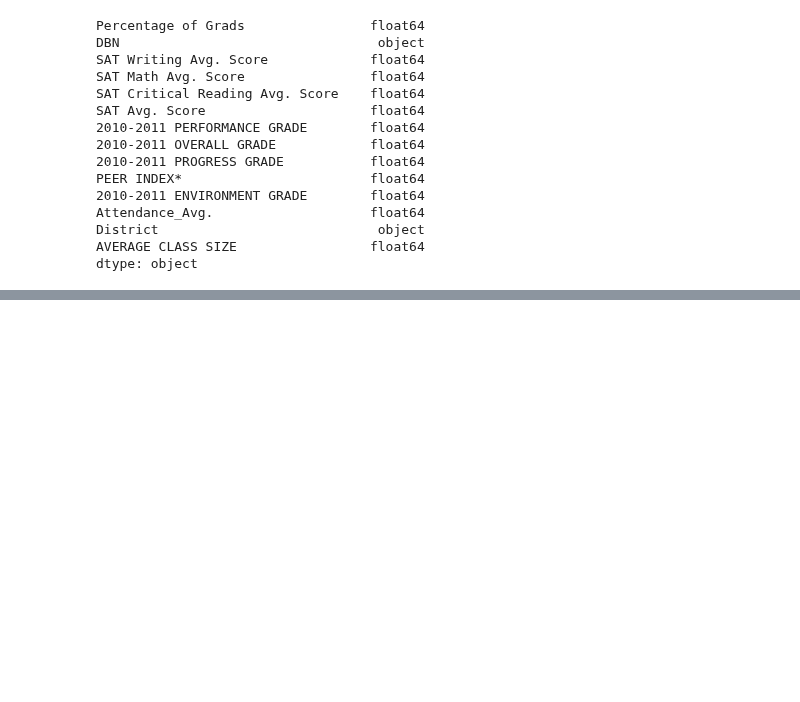
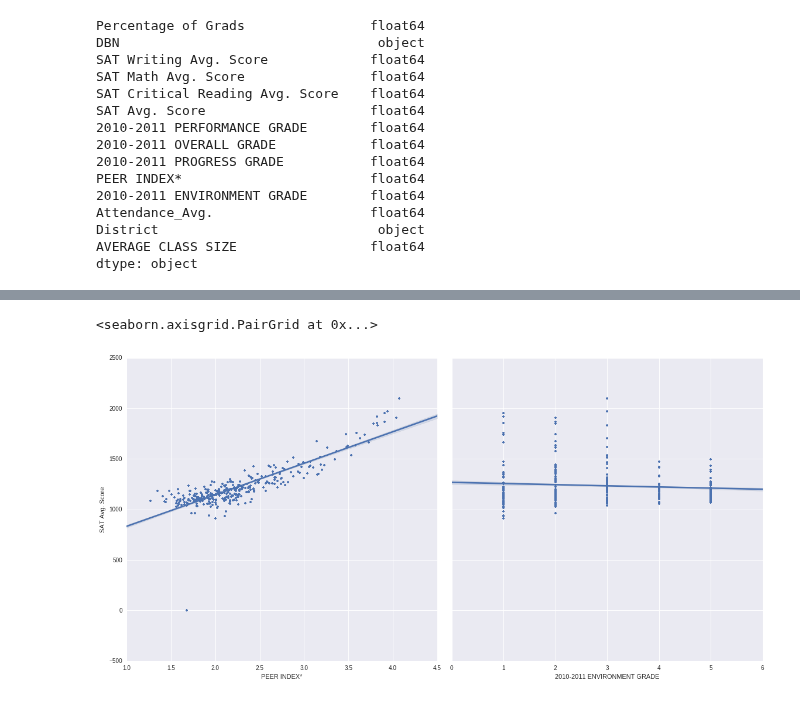
Before and after one commit to ckyko/CSC59970Project, a Jupyter notebook: NYC_high_school_Q2.ipynb, the cells around one changed output, grey strips where cells are left out. Drawn from its saved outputs; the diff is of its cells as text; code cells hidden in the pictures; blank space fills up the shorter version.

```diff
--- a/NYC_high_school_Q2.ipynb
+++ b/NYC_high_school_Q2.ipynb
@@ -256,0 +260,7 @@ sns.pairplot(comb_final, x_vars=['Percentage of Grads', '2010-2011 PERFORMANCE G
+# %%
+sns.pairplot(comb_final, x_vars=['PEER INDEX*',
+       '2010-2011 ENVIRONMENT GRADE'],
+             y_vars='SAT Avg. Score', size=8,  kind='reg', markers = '+')
+# %% [output]
+<seaborn.axisgrid.PairGrid at 0x...>
+[figure, added]
```
Also changed, not shown: parts of 4 cells of this notebook.
